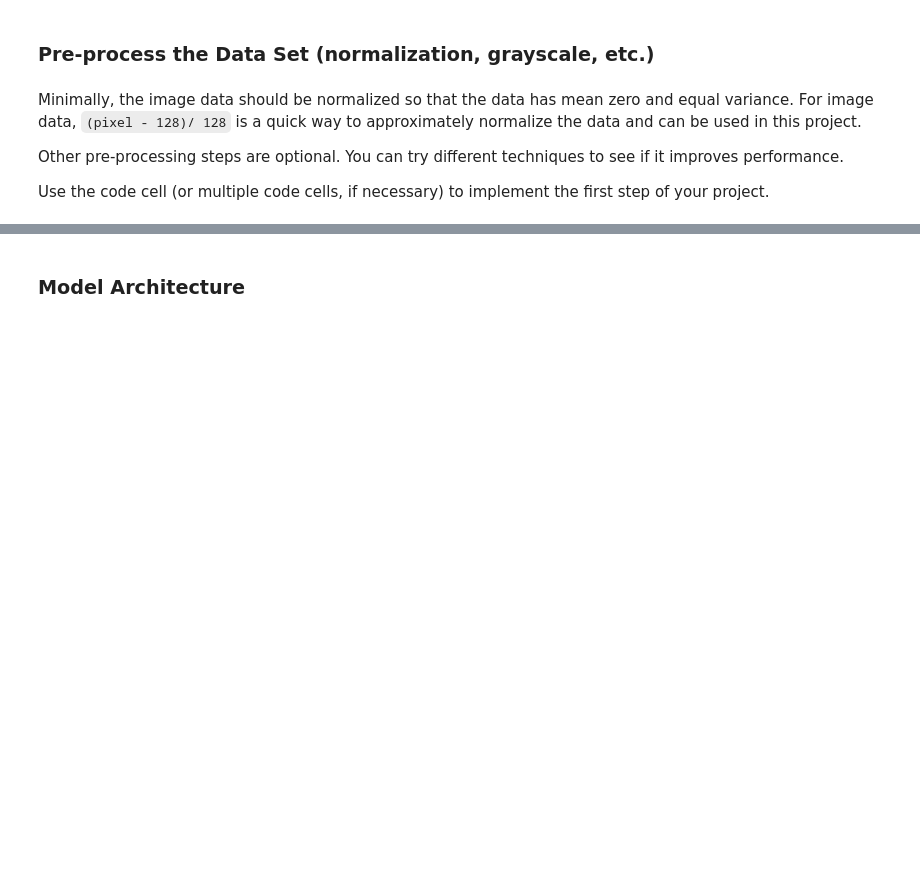
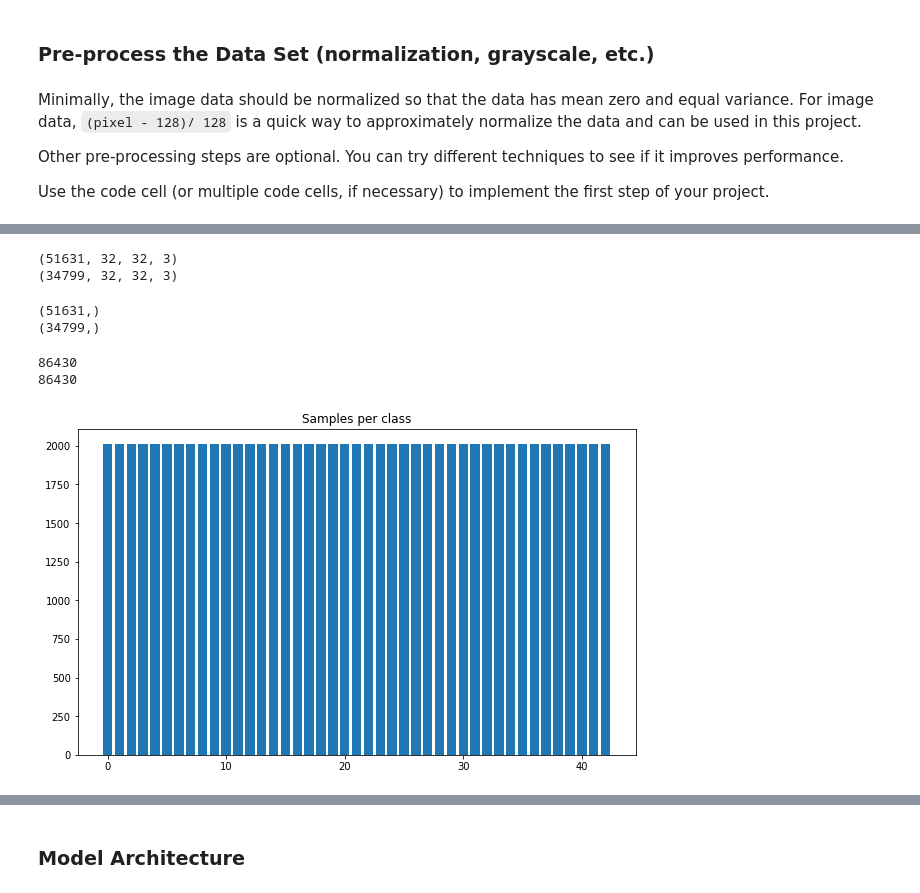
Before and after one commit to RenSilvaAU/CarND-Traffic-Sign-Classifier-Project, a Jupyter notebook: Traffic_Sign_Classifier.ipynb, the cells around one changed output, grey strips where cells are left out. Cells and saved outputs as stored; diff of their text form; code cells hidden in the pictures; blank space fills up the shorter version.

Commit message:
addressed data imbalance

```diff
--- a/Traffic_Sign_Classifier.ipynb
+++ b/Traffic_Sign_Classifier.ipynb
@@ -211,3 +290,43 @@ X_train, y_train = shuffle(X_train, y_train)
+# %%
+X_add = np.array(X_add,dtype='float32')
+# %%
+y_add = np.array(y_add,dtype='float32')
+# %%
+print(X_add.shape)
+print(X_train.shape)
+# %% [output]
+(51631, 32, 32, 3)
+(34799, 32, 32, 3)
+# %%
+print(y_add.shape)
+print(y_train.shape)
+# %% [output]
+(51631,)
+(34799,)
+# %%
+X_train = np.concatenate((X_train, X_add), axis=0)
+y_train = np.concatenate((y_train, y_add), axis=0)
+# %%
+# shuffle data
+X_train, y_train = shuffle(X_train, y_train)
+# %%
+class_balance = []
+for i in range(n_classes):
+    class_balance.append(np.count_nonzero(y_train==i))
+
+max_class = max(class_balance)
+
+print(len(y_train))
+print(sum(class_balance))
+
+plt.figure(figsize=(10,6))
+plt.bar(range(len(class_balance)),class_balance)
+plt.title('Samples per class')
+plt.show()
+# %% [output]
+86430
+86430
+[figure, added]
 # %%
 ### Preprocess the data here. It is required to normalize the data. Other preprocessing steps could include
 ### converting to grayscale, etc.
```
Also changed, not shown: parts of 10 cells of this notebook, 4 other files.
